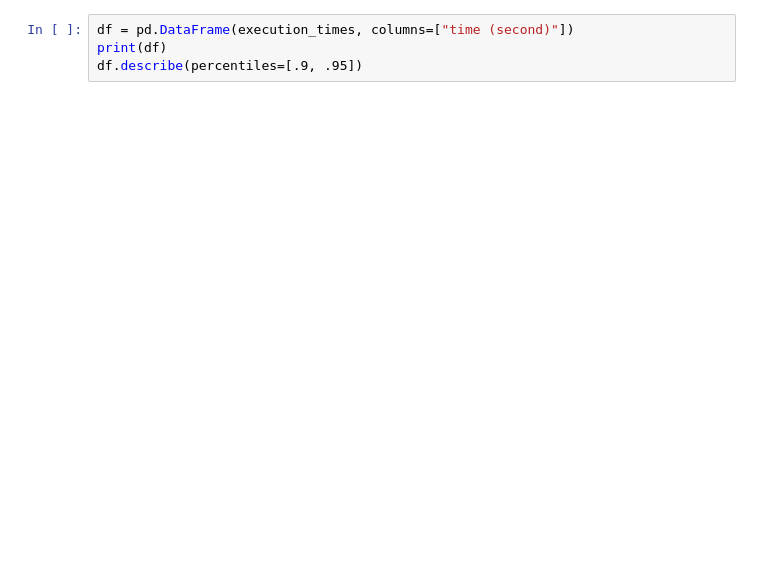
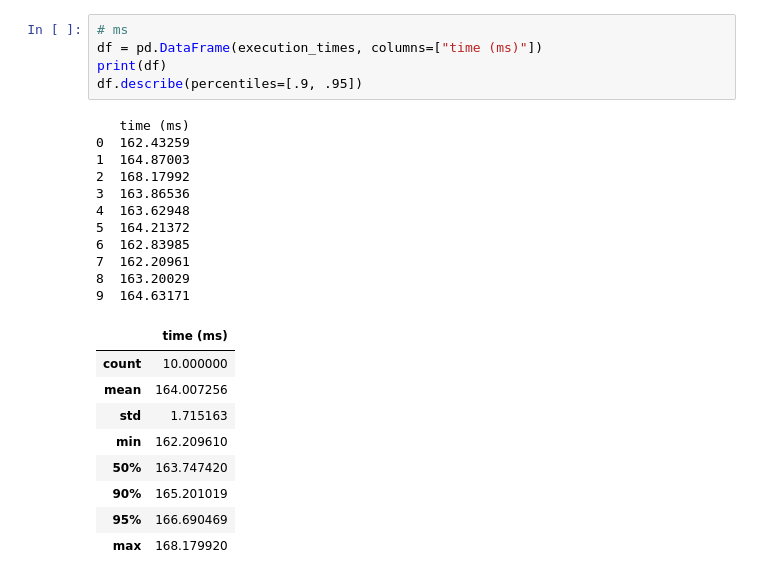
Before and after one commit to PomPerWoW/ml-model-optimization, a Jupyter notebook: run.ipynb, the cells around one changed output. Cells and saved outputs as stored; diff of their text form; blank space fills up the shorter version.

```diff
--- a/run.ipynb
+++ b/run.ipynb
@@ -107,5 +488,27 @@ df.describe(percentiles=[.9, .95])
 # %%
-df = pd.DataFrame(execution_times, columns=["time (second)"])
+# ms
+df = pd.DataFrame(execution_times, columns=["time (ms)"])
 print(df)
 df.describe(percentiles=[.9, .95])
+# %% [output]
+   time (ms)
+0  162.43259
+1  164.87003
+2  168.17992
+3  163.86536
+4  163.62948
+5  164.21372
+6  162.83985
+7  162.20961
+8  163.20029
+9  164.63171
+|  | time (ms) |
+| count | 10.000000 |
+| mean | 164.007256 |
+| std | 1.715163 |
+| min | 162.209610 |
+| 50% | 163.747420 |
+| 90% | 165.201019 |
+| 95% | 166.690469 |
+| max | 168.179920 |
 # %%
```
Also changed, not shown: parts of 35 cells of this notebook, 7 other files.
